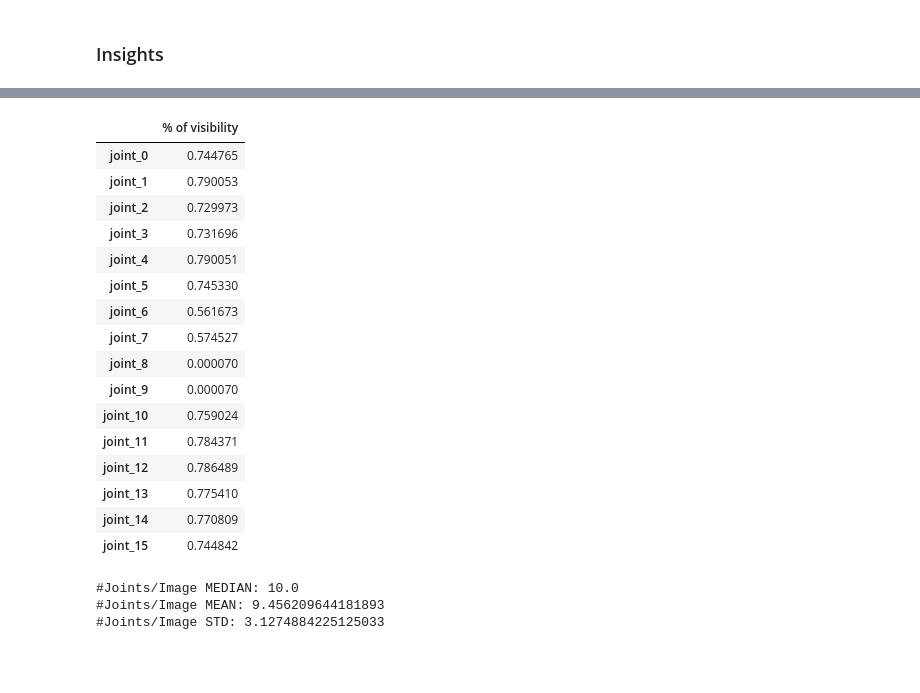
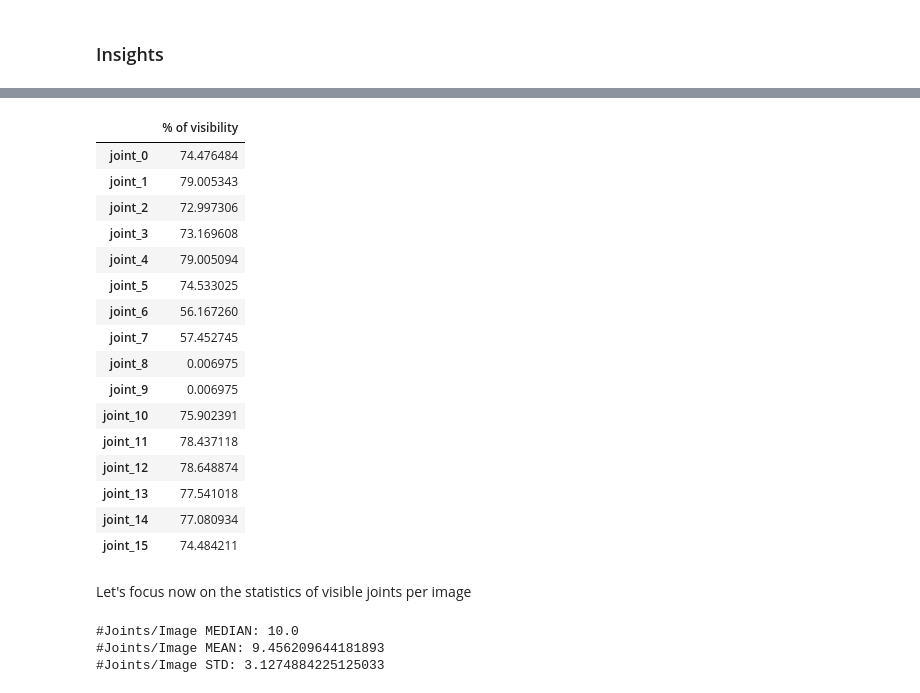
Before and after one commit to wbenbihi/hourglasstensorflow, a Jupyter notebook: notebooks/02 - Construct TF Dataset.ipynb, the cells around one changed output, grey strips where cells are left out. Saved outputs shown, nothing was run; the diff lists cells and outputs as text; code cells hidden in the pictures; blank space fills up the shorter version.

```diff
--- a/notebooks/02 - Construct TF Dataset.ipynb
+++ b/notebooks/02 - Construct TF Dataset.ipynb
@@ -293,21 +263,33 @@ _ = plt.title('Absolute distribution of number of joints per image across datase
 # %%
-pd.DataFrame(train_df[[f'joint_{i}_is_visible' for i in range(16)]].clip(upper=1).sum().values / train_df[[f'joint_{i}_id' for i in range(16)]].notna().astype(int).sum().values, [f'joint_{i}' for i in range(16)], columns=['% of visibility'])
+# Compute Visibility Ratio
+pd.DataFrame(
+    (
+        train_df.filter(
+            regex="joint_[0-9]*_is_visible"
+        ).clip(upper=1).sum().values /
+        train_df.filter(
+            regex="joint_[0-9]*_id"
+        ).notna().astype(int).sum().values *100),
+    [f'joint_{i}' for i in range(16)], columns=['% of visibility']
+)
 # %% [output]
 |  | % of visibility |
-| joint_0 | 0.744765 |
-| joint_1 | 0.790053 |
-| joint_2 | 0.729973 |
-| joint_3 | 0.731696 |
-| joint_4 | 0.790051 |
-| joint_5 | 0.745330 |
-| joint_6 | 0.561673 |
-| joint_7 | 0.574527 |
-| joint_8 | 0.000070 |
-| joint_9 | 0.000070 |
-| joint_10 | 0.759024 |
-| joint_11 | 0.784371 |
-| joint_12 | 0.786489 |
-| joint_13 | 0.775410 |
-| joint_14 | 0.770809 |
-| joint_15 | 0.744842 |
+| joint_0 | 74.476484 |
+| joint_1 | 79.005343 |
+| joint_2 | 72.997306 |
+| joint_3 | 73.169608 |
+| joint_4 | 79.005094 |
+| joint_5 | 74.533025 |
+| joint_6 | 56.167260 |
+| joint_7 | 57.452745 |
+| joint_8 | 0.006975 |
+| joint_9 | 0.006975 |
+| joint_10 | 75.902391 |
+| joint_11 | 78.437118 |
+| joint_12 | 78.648874 |
+| joint_13 | 77.541018 |
+| joint_14 | 77.080934 |
+| joint_15 | 74.484211 |
+# %% [markdown]
+Let's focus now on the statistics of visible joints per image
 # %%
```
Also changed, not shown: parts of 29 cells of this notebook, 2 other files.
